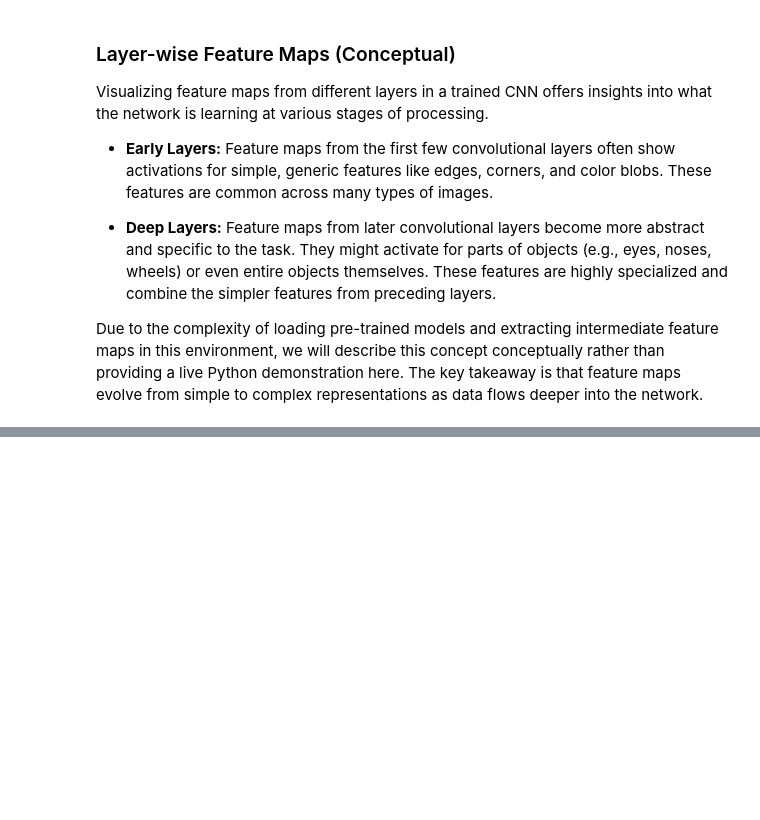
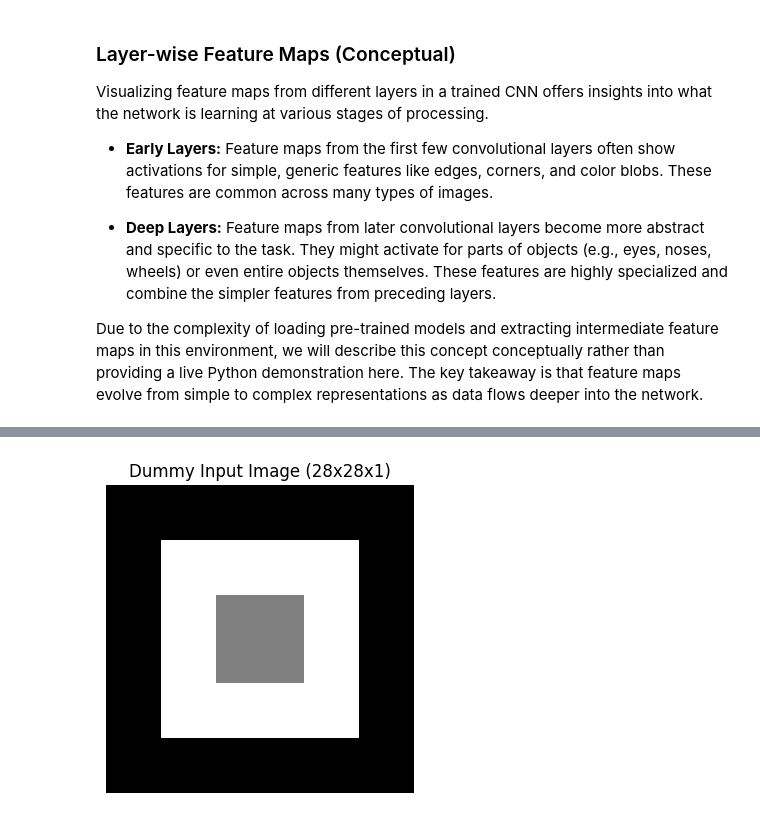
Before and after one commit to rsys-adsingh/Machine-Learning, a Jupyter notebook: study/Chapter_12.ipynb, the cells around one changed output, grey strips where cells are left out. Drawn from its saved outputs; the diff is of its cells as text; code cells hidden in the pictures; blank space fills up the shorter version.

```diff
--- a/study/Chapter_12.ipynb
+++ b/study/Chapter_12.ipynb
@@ -1430,0 +1785,80 @@ Due to the complexity of loading pre-trained models and extracting intermediate
+# %%
+import tensorflow as tf
+from tensorflow.keras import layers, models
+import numpy as np
+import matplotlib.pyplot as plt
+
+# 1. Define a simple input image (e.g., a grayscale 28x28 image)
+# Reshape to (height, width, channels) for CNN input
+input_image_shape = (28, 28, 1)
+
+# Create a dummy image with some pattern for visualization
+dummy_image = np.zeros(input_image_shape, dtype=np.float32)
+dummy_image[5:23, 5:23, 0] = 1.0 # A white square in the middle
+dummy_image[10:18, 10:18, 0] = 0.5 # A gray square inside
+
+plt.figure(figsize=(4, 4))
+plt.imshow(dummy_image[:,:,0], cmap='gray')
+plt.title('Dummy Input Image (28x28x1)')
+plt.axis('off')
+plt.show()
+
+# 2. Build a simple CNN model
+model = models.Sequential([
+    tf.keras.Input(shape=input_image_shape), # Explicitly define Input layer
+    layers.Conv2D(32, (3, 3), activation='relu', padding='valid'),
+    layers.MaxPooling2D((2, 2)),
+    layers.Conv2D(64, (3, 3), activation='relu'),
+    layers.MaxPooling2D((2, 2)),
+    layers.Flatten(),
+    layers.Dense(64, activation='relu'),
+    layers.Dense(10, activation='softmax') # Assuming 10 output classes
+])
+
+# 3. Print the model summary to see layer details and output shapes
+print("\n--- CNN Model Summary ---")
+model.summary()
+
+# 4. Visualize feature map changes through layers (conceptual demonstration)
+# We'll create a sub-model to extract outputs at different stages
+
+# Model to get output after first Conv2D layer
+intermediate_model_conv1 = models.Model(inputs=model.inputs, outputs=model.layers[1].output) # Note: layers[0] is now Input, layers[1] is first Conv2D
+# Model to get output after first MaxPooling2D layer
+intermediate_model_pool1 = models.Model(inputs=model.inputs, outputs=model.layers[2].output) # Note: layers[2] is now first MaxPooling2D
+
+# Predict on the dummy image
+input_batch = np.expand_dims(dummy_image, axis=0) # Add batch dimension
+conv1_output = intermediate_model_conv1.predict(input_batch)
+pool1_output = intermediate_model_pool1.predict(input_batch)
+
+print(f"\nInput Image Shape: {dummy_image.shape}")
+print(f"Output Shape after Conv1 (32 filters, 3x3 kernel, valid padding): {conv1_output.shape}")
+print(f"Output Shape after Pool1 (2x2 pool, stride 2): {pool1_output.shape}")
+
+# Visualize a few feature maps after Conv1
+plt.figure(figsize=(12, 4))
+plt.suptitle('Sample Feature Maps After First Convolutional Layer')
+for i in range(min(8, conv1_output.shape[-1])):
+    plt.subplot(2, 4, i + 1)
+    plt.imshow(conv1_output[0, :, :, i], cmap='gray')
+    plt.title(f'Feature Map {i+1}')
+    plt.axis('off')
+plt.tight_layout(rect=[0, 0.03, 1, 0.95])
+plt.show()
+
+# Visualize a few feature maps after Pool1
+plt.figure(figsize=(12, 4))
+plt.suptitle('Sample Feature Maps After First Pooling Layer')
+for i in range(min(8, pool1_output.shape[-1])):
+    plt.subplot(2, 4, i + 1)
+    plt.imshow(pool1_output[0, :, :, i], cmap='gray')
+    plt.title(f'Pooled Map {i+1}')
+    plt.axis('off')
+plt.tight_layout(rect=[0, 0.03, 1, 0.95])
+plt.show()
+
+print("\n### Conclusion")
+print("This demonstration shows the sequential nature of a CNN architecture. The `model.summary()` output clearly illustrates how the spatial dimensions decrease and the number of feature maps (channels) typically increases after convolutional layers. The `Flatten` layer converts the 3D feature representation into a 1D vector, which is then fed into `Dense` (fully connected) layers for final classification. The visualizations of the intermediate feature maps provide a glimpse into the hierarchical feature extraction process, where the network transforms the raw image into more abstract representations at each stage.")
+# %% [output]
+[figure, added]
```
Also changed, not shown: parts of 103 cells of this notebook.
